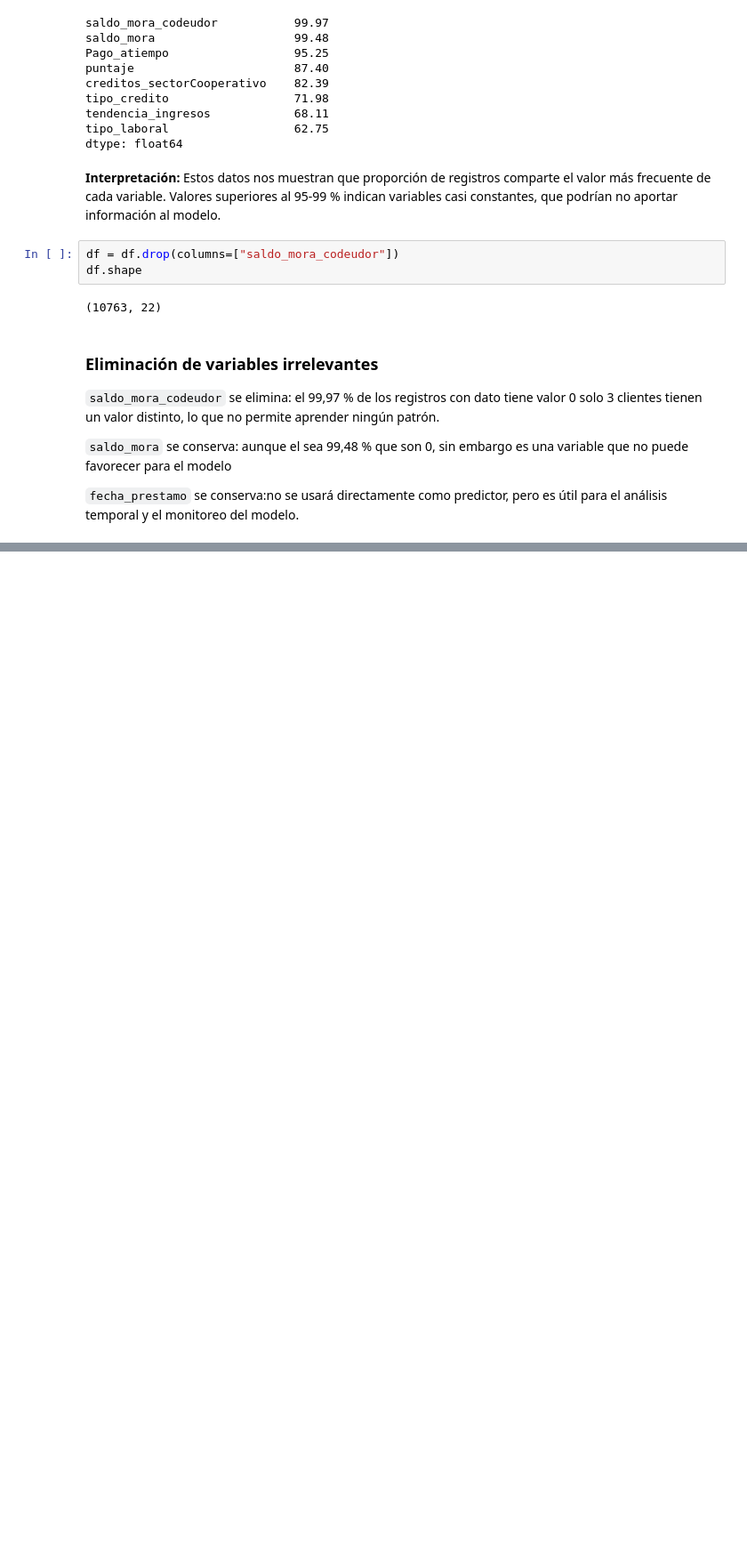
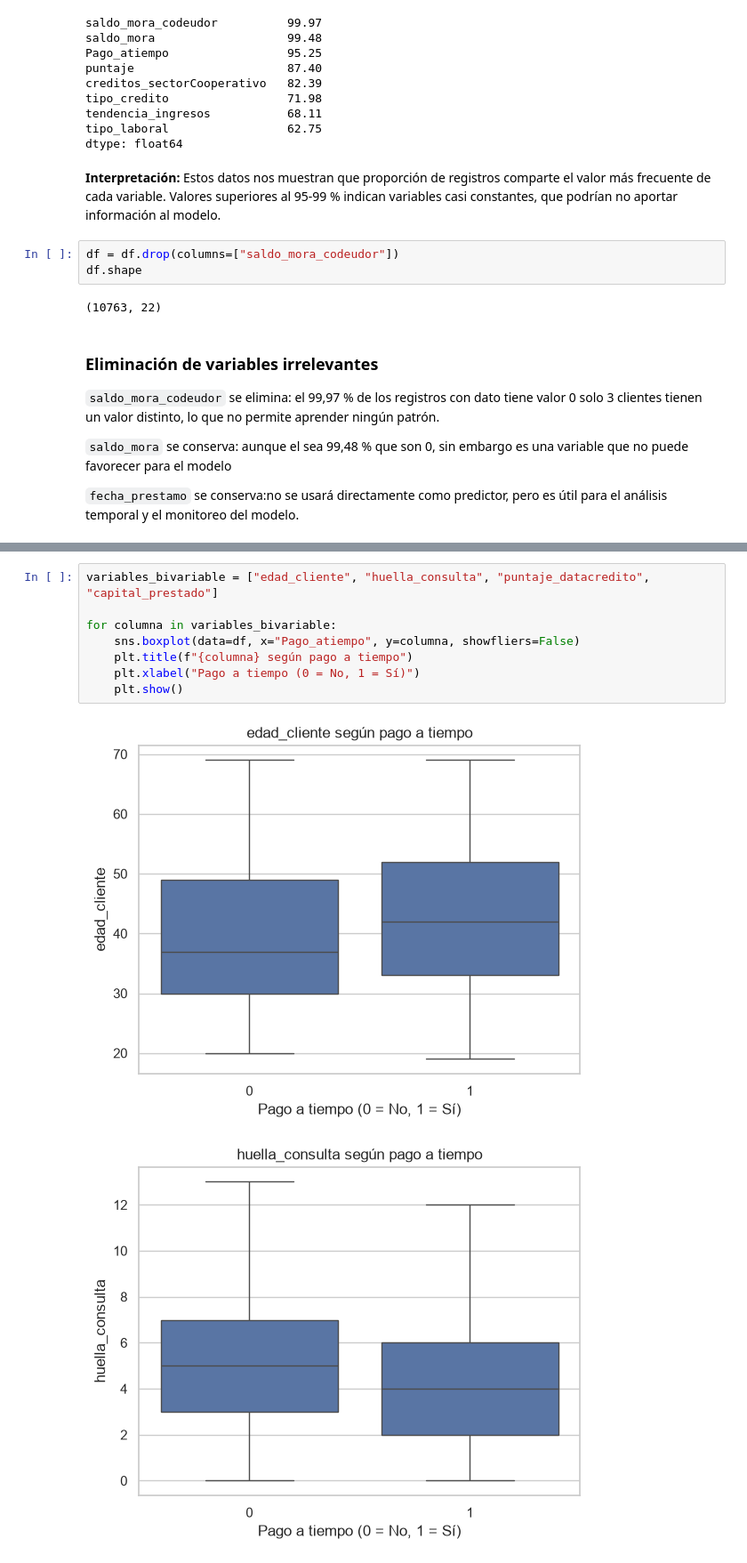
Before and after one commit to saratrujillo2004/Trabajo_Final_ML_SaraTrujillo, a Jupyter notebook: mlops_pipeline/comprension_eda.ipynb, the cells around one changed output, grey strips where cells are left out. Shown at 89% size. Saved outputs shown, nothing was run; the diff lists cells and outputs as text; blank space fills up the shorter version.

```diff
--- a/mlops_pipeline/comprension_eda.ipynb
+++ b/mlops_pipeline/comprension_eda.ipynb
@@ -200,0 +357,11 @@ df.shape
+# %%
+variables_bivariable = ["edad_cliente", "huella_consulta", "puntaje_datacredito", "capital_prestado"]
+
+for columna in variables_bivariable:
+    sns.boxplot(data=df, x="Pago_atiempo", y=columna, showfliers=False)
+    plt.title(f"{columna} según pago a tiempo")
+    plt.xlabel("Pago a tiempo (0 = No, 1 = Sí)")
+    plt.show()
+# %% [output]
+[figure, added]
+[figure, added]
```
Also changed, not shown: parts of 37 cells of this notebook.
